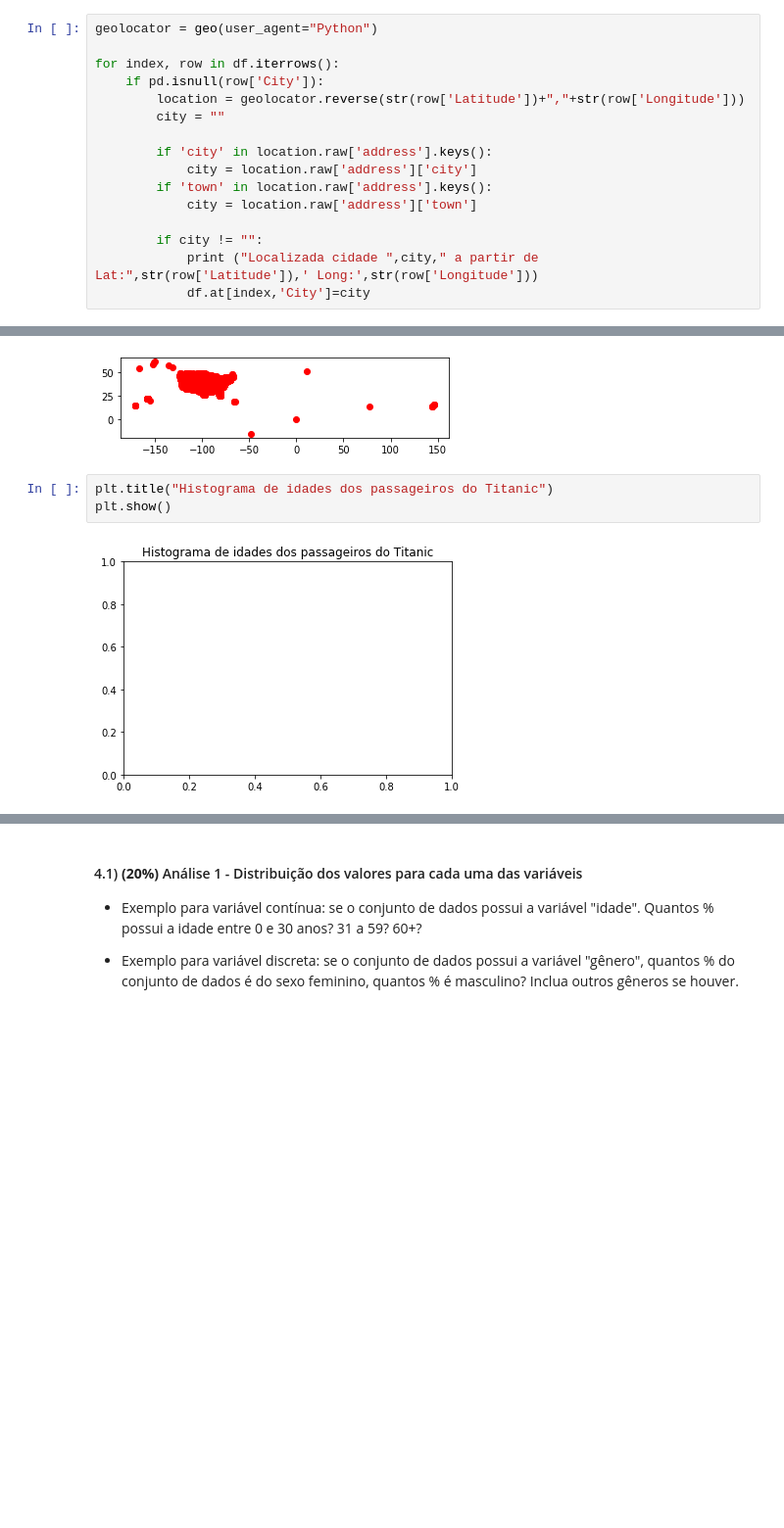
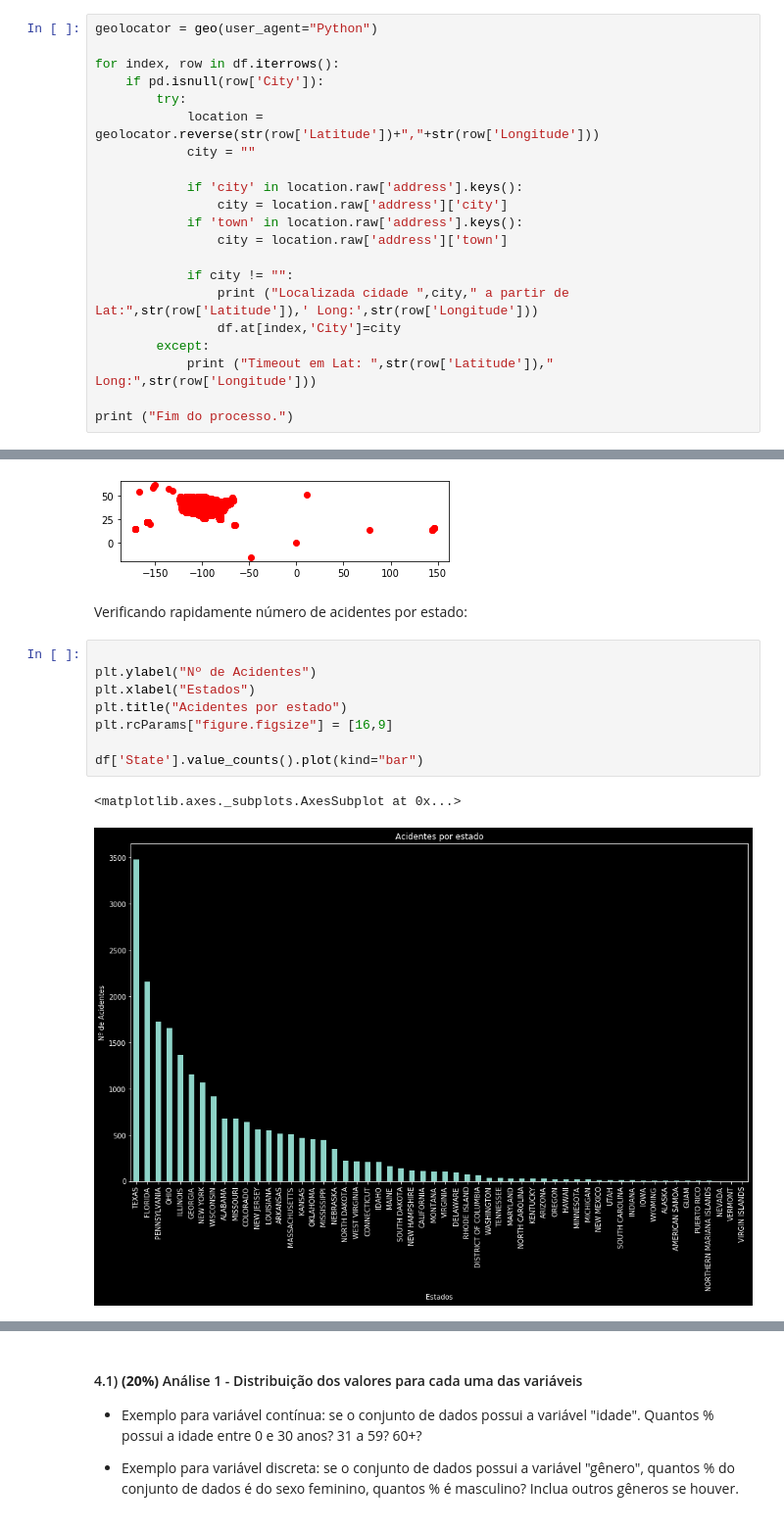
Before and after one commit to marcoguinter/aed_projeto_1, a Jupyter notebook: projeto.ipynb, the cells around one changed output, grey strips where cells are left out. Shown at 98% size. Saved outputs shown, nothing was run; the diff lists cells and outputs as text; blank space fills up the shorter version.

```diff
--- a/projeto.ipynb
+++ b/projeto.ipynb
@@ -263,17 +263,22 @@ geolocator = geo(user_agent="Python")
 
 for index, row in df.iterrows():
     if pd.isnull(row['City']):
-        location = geolocator.reverse(str(row['Latitude'])+","+str(row['Longitude']))
-        city = ""
+        try:
+            location = geolocator.reverse(str(row['Latitude'])+","+str(row['Longitude']))
+            city = ""
 
-        if 'city' in location.raw['address'].keys():
-            city = location.raw['address']['city']
-        if 'town' in location.raw['address'].keys():
-            city = location.raw['address']['town']
+            if 'city' in location.raw['address'].keys():
+                city = location.raw['address']['city']
+            if 'town' in location.raw['address'].keys():
+                city = location.raw['address']['town']
 
-        if city != "":
-            print ("Localizada cidade ",city," a partir de Lat:",str(row['Latitude']),' Long:',str(row['Longitude']))
-            df.at[index,'City']=city
+            if city != "":
+                print ("Localizada cidade ",city," a partir de Lat:",str(row['Latitude']),' Long:',str(row['Longitude']))
+                df.at[index,'City']=city
+        except:
+            print ("Timeout em Lat: ",str(row['Latitude']),"  Long:",str(row['Longitude']))
+
+print ("Fim do processo.")
 # %% [output]
 Localizada cidade  Cherokee  a partir de Lat: 36.75  Long: -98.35
 Localizada cidade  Somerville  a partir de Lat: 42.38  Long: -71.08
@@ -424,8 +435,16 @@ gdf.plot(color='red')
 4  POINT (-89.04000 42.67000)
 <matplotlib.axes._subplots.AxesSubplot at 0x...>
 [figure]
-# %%
-plt.title("Histograma de idades dos passageiros do Titanic")
-plt.show()
-# %% [output]
-[figure, removed]
+# %% [markdown]
+Verificando rapidamente número de acidentes por estado:
+# %%
+
+plt.ylabel("Nº de Acidentes")
+plt.xlabel("Estados")
+plt.title("Acidentes por estado")
+plt.rcParams["figure.figsize"] = [16,9]
+
+df['State'].value_counts().plot(kind="bar")
+# %% [output]
+<matplotlib.axes._subplots.AxesSubplot at 0x...>
+[figure, added]
```
Also changed, not shown: parts of 5 cells of this notebook.
